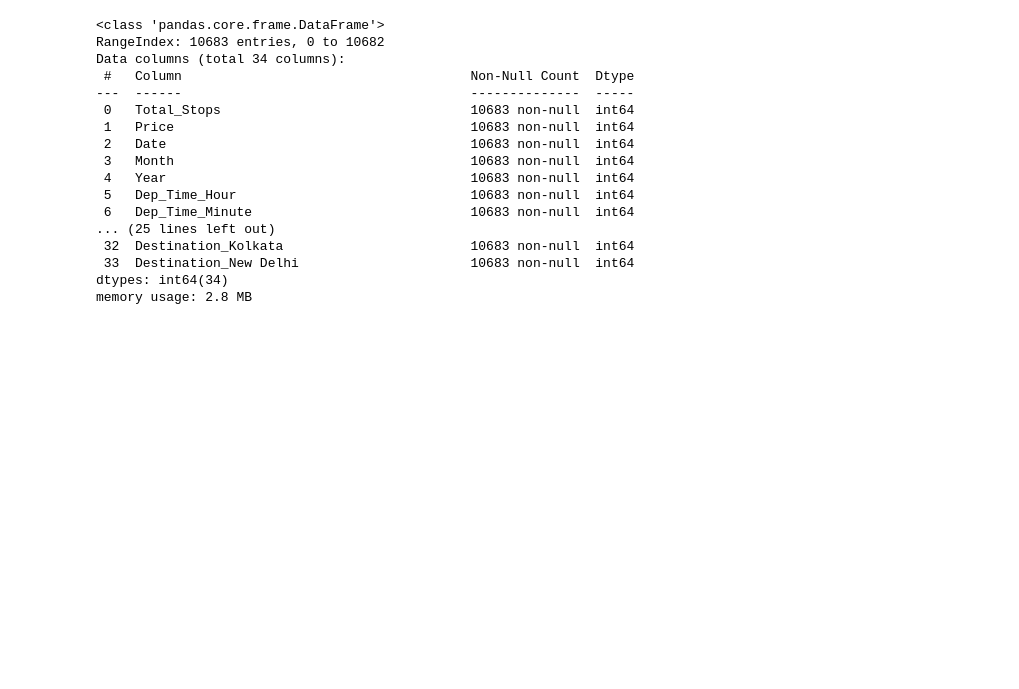
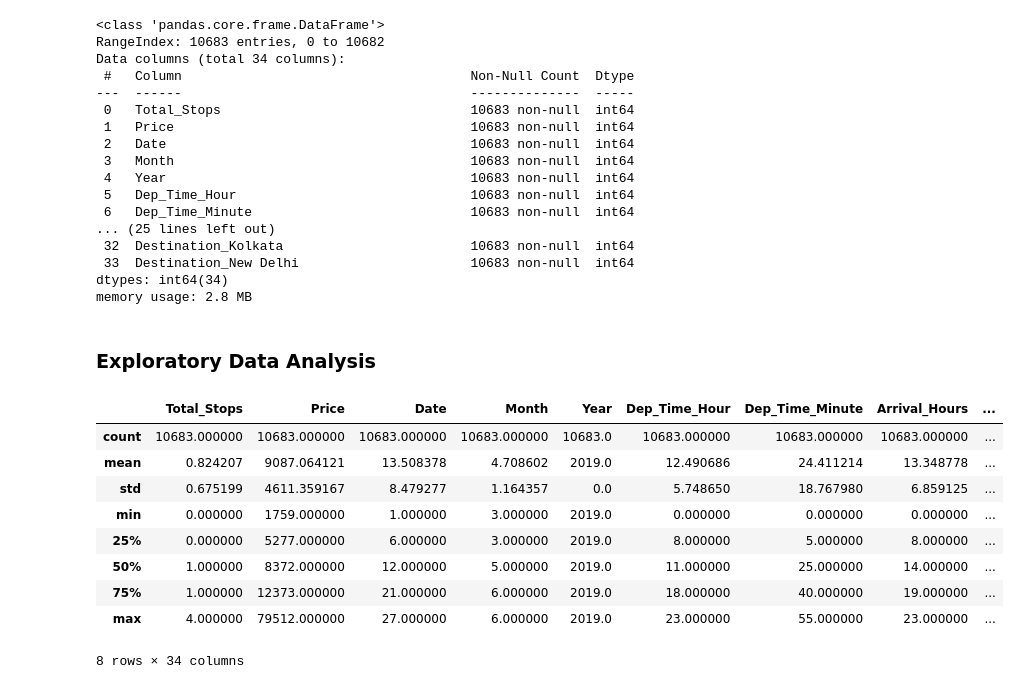
Before and after one commit to piyush8358/Datascience, a Jupyter notebook: EDA/ed4.ipynb, the cells around one changed output. Drawn from its saved outputs; the diff is of its cells as text; code cells hidden in the pictures; blank space fills up the shorter version.

```diff
--- a/EDA/ed4.ipynb
+++ b/EDA/ed4.ipynb
@@ -396,3 +396,18 @@ Data columns (total 34 columns):
  33  Destination_New Delhi                      10683 non-null  int64
 dtypes: int64(34)
 memory usage: 2.8 MB
+# %% [markdown]
+### Exploratory Data Analysis
+# %%
+df.describe()
+# %% [output]
+|  | Total_Stops | Price | Date | Month | Year | Dep_Time_Hour | Dep_Time_Minute | Arrival_Hours | ... |
+| count | 10683.000000 | 10683.000000 | 10683.000000 | 10683.000000 | 10683.0 | 10683.000000 | 10683.000000 | 10683.000000 | ... |
+| mean | 0.824207 | 9087.064121 | 13.508378 | 4.708602 | 2019.0 | 12.490686 | 24.411214 | 13.348778 | ... |
+| std | 0.675199 | 4611.359167 | 8.479277 | 1.164357 | 0.0 | 5.748650 | 18.767980 | 6.859125 | ... |
+| min | 0.000000 | 1759.000000 | 1.000000 | 3.000000 | 2019.0 | 0.000000 | 0.000000 | 0.000000 | ... |
+| 25% | 0.000000 | 5277.000000 | 6.000000 | 3.000000 | 2019.0 | 8.000000 | 5.000000 | 8.000000 | ... |
+| 50% | 1.000000 | 8372.000000 | 12.000000 | 5.000000 | 2019.0 | 11.000000 | 25.000000 | 14.000000 | ... |
+| 75% | 1.000000 | 12373.000000 | 21.000000 | 6.000000 | 2019.0 | 18.000000 | 40.000000 | 19.000000 | ... |
+| max | 4.000000 | 79512.000000 | 27.000000 | 6.000000 | 2019.0 | 23.000000 | 55.000000 | 23.000000 | ... |
+8 rows × 34 columns
```
Also changed, not shown: parts of 2 cells of this notebook.
